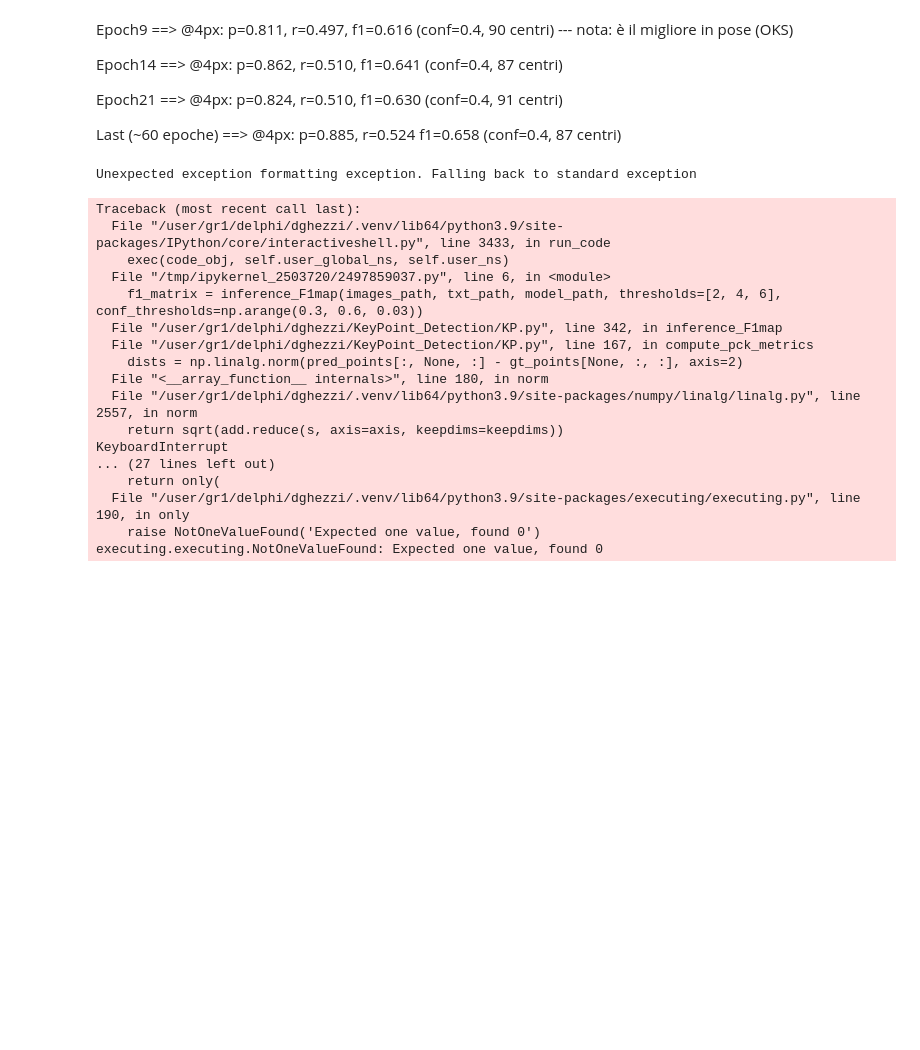
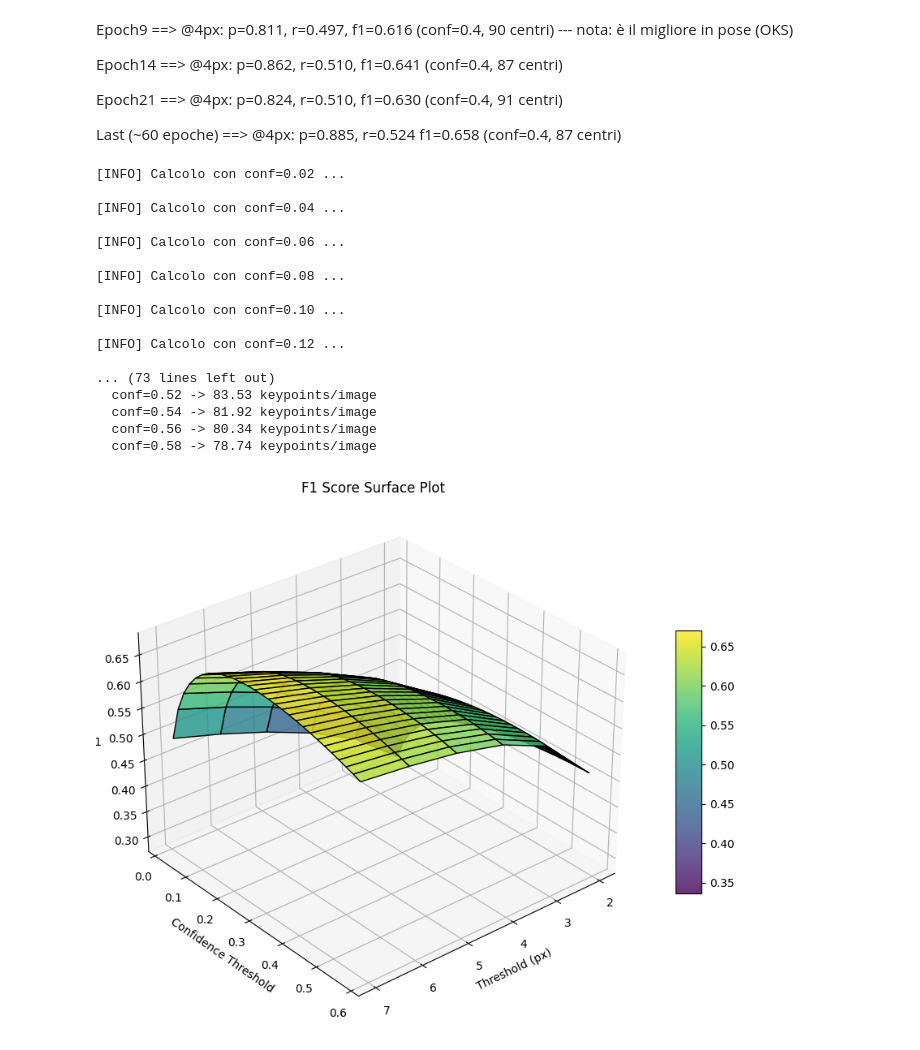
Before and after one commit to DanieleGhezzi25/A-Machine-Learning-Approach-for-Particle-Tracking-in-RICH-Detectors, a Jupyter notebook: KeyPoint_Detection/SharedDataset/420px/inference_YOLO420px.ipynb, the cells around one changed output. Drawn from its saved outputs; the diff is of its cells as text; code cells hidden in the pictures; blank space fills up the shorter version.

```diff
--- a/KeyPoint_Detection/SharedDataset/420px/inference_YOLO420px.ipynb
+++ b/KeyPoint_Detection/SharedDataset/420px/inference_YOLO420px.ipynb
@@ -40,26 +40,26 @@ Last (~60 epoche) ==> @4px: p=0.885, r=0.524 f1=0.658 (conf=0.4, 87 centri)
 # %%
 from KP import inference_F1map
 model_path = '/user/gr1/delphi/dghezzi/KeyPoint_Detection/SharedDataset/420px/training_output/weights/last.pt'
 images_path = '/user/gr1/delphi/dghezzi/SharedDataset_22500_2500_150_175_npy/YOLO/420px/images/val'
 txt_path = '/user/gr1/delphi/dghezzi/SharedDataset_22500_2500_150_175_npy/YOLO/420px/labels/val'
 
-f1_matrix = inference_F1map(images_path, txt_path, model_path, thresholds=[2, 4, 6], conf_thresholds=np.arange(0.3, 0.6, 0.03), img_size=420)
+f1_matrix = inference_F1map(images_path, txt_path, model_path, thresholds=[2, 3, 4, 5, 6, 7], conf_thresholds=np.arange(0.02, 0.6, 0.02), img_size=420)
 # %% [output]
-Unexpected exception formatting exception. Falling back to standard exception
+[INFO] Calcolo con conf=0.02 ...
+
+[INFO] Calcolo con conf=0.04 ...
+
+[INFO] Calcolo con conf=0.06 ...
+
+[INFO] Calcolo con conf=0.08 ...
+
+[INFO] Calcolo con conf=0.10 ...
+
+[INFO] Calcolo con conf=0.12 ...
+
+... (73 lines left out)
+  conf=0.52 -> 83.53 keypoints/image
+  conf=0.54 -> 81.92 keypoints/image
+  conf=0.56 -> 80.34 keypoints/image
+  conf=0.58 -> 78.74 keypoints/image
-Traceback (most recent call last):
-  File "/user/gr1/delphi/dghezzi/.venv/lib64/python3.9/site-packages/IPython/core/interactiveshell.py", line 3433, in run_code
-    exec(code_obj, self.user_global_ns, self.user_ns)
-  File "/tmp/ipykernel_2503720/2497859037.py", line 6, in <module>
-    f1_matrix = inference_F1map(images_path, txt_path, model_path, thresholds=[2, 4, 6], conf_thresholds=np.arange(0.3, 0.6, 0.03))
-  File "/user/gr1/delphi/dghezzi/KeyPoint_Detection/KP.py", line 342, in inference_F1map
-  File "/user/gr1/delphi/dghezzi/KeyPoint_Detection/KP.py", line 167, in compute_pck_metrics
-    dists = np.linalg.norm(pred_points[:, None, :] - gt_points[None, :, :], axis=2)
-  File "<__array_function__ internals>", line 180, in norm
-  File "/user/gr1/delphi/dghezzi/.venv/lib64/python3.9/site-packages/numpy/linalg/linalg.py", line 2557, in norm
-    return sqrt(add.reduce(s, axis=axis, keepdims=keepdims))
-KeyboardInterrupt
-... (27 lines left out)
-    return only(
-  File "/user/gr1/delphi/dghezzi/.venv/lib64/python3.9/site-packages/executing/executing.py", line 190, in only
-    raise NotOneValueFound('Expected one value, found 0')
-executing.executing.NotOneValueFound: Expected one value, found 0
+[figure, added]
```
Also changed, not shown: parts of 6 cells of this notebook, 38 other files.
